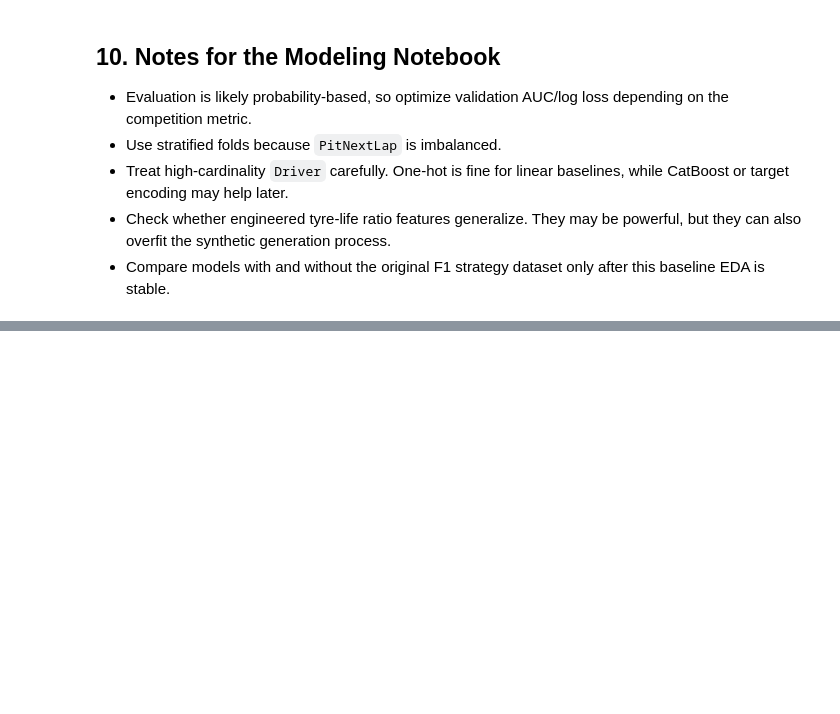
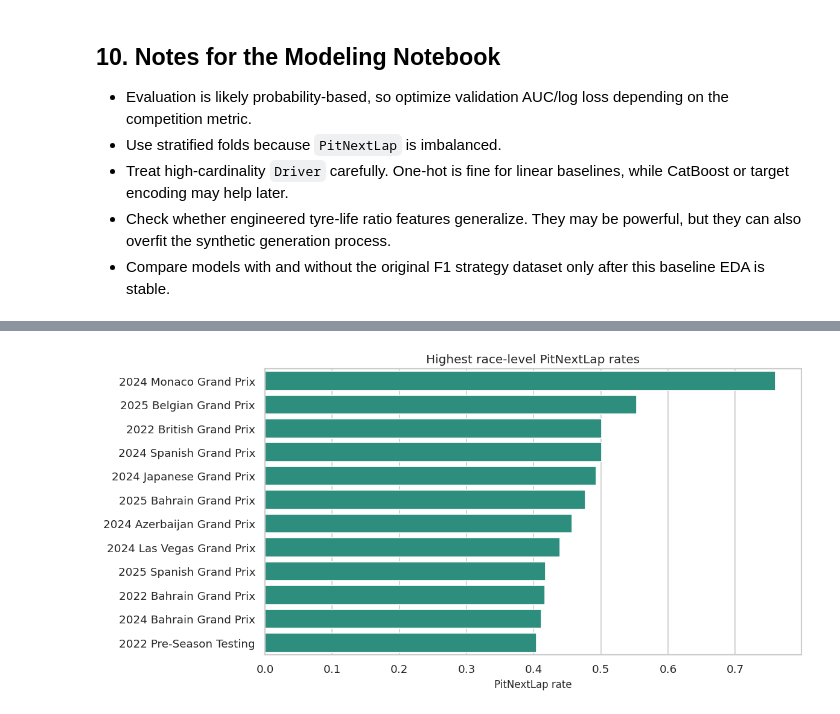
Before and after one commit to tuannm3812/kaggle-s6e5-predict-f1-pit-stops, a Jupyter notebook: notebooks/01_eda_and_circuit_context.ipynb, the cells around one changed output, grey strips where cells are left out. Saved outputs shown, nothing was run; the diff lists cells and outputs as text; code cells hidden in the pictures; blank space fills up the shorter version.

```diff
--- a/notebooks/01_preprocessing_eda.ipynb
+++ b/notebooks/01_eda_and_circuit_context.ipynb
@@ -828,0 +828,18 @@ For the next notebook, this is enough to justify moving into baseline modeling w
+# %%
+import warnings
+from pathlib import Path
+
+import numpy as np
+import pandas as pd
+import matplotlib.pyplot as plt
+import seaborn as sns
+
+warnings.filterwarnings("ignore")
+pd.set_option("display.max_columns", 120)
+pd.set_option("display.max_rows", 120)
+
+sns.set_theme(style="whitegrid", palette="viridis")
+plt.rcParams.update({"figure.dpi": 120, "axes.titlesize": 12, "axes.labelsize": 10, "legend.frameon": False})
+
+TARGET = "PitNextLap"
+RANDOM_STATE = 42
@@ -828,0 +882,15 @@ For the next notebook, this is enough to justify moving into baseline modeling w
+# %%
+race_summary = (
+    train.groupby(["Year", "Race"], observed=True)
+    .agg(
+        rows=(TARGET, "size"),
+        pit_next_lap_rate=(TARGET, "mean"),
+        mean_lap=("LapNumber", "mean"),
+        median_tyre_life=("TyreLife", "median"),
+        mean_race_progress=("RaceProgress", "mean"),
+    )
+    .reset_index()
+    .sort_values("pit_next_lap_rate", ascending=False)
+)
+
+race_summary.head(20)
@@ -828,0 +915,13 @@ For the next notebook, this is enough to justify moving into baseline modeling w
+# %%
+top_races = race_summary.head(12).copy()
+top_races["label"] = top_races["Year"].astype(str) + " " + top_races["Race"].astype(str)
+
+fig, ax = plt.subplots(figsize=(10, 5))
+sns.barplot(data=top_races, y="label", x="pit_next_lap_rate", color=sns.color_palette("viridis", 8)[4], ax=ax)
+ax.set_title("Highest race-level PitNextLap rates")
+ax.set_xlabel("PitNextLap rate")
+ax.set_ylabel("")
+plt.tight_layout()
+plt.show()
+# %% [output]
+[figure, added]
```
Also changed, not shown: parts of 15 cells of this notebook, 9 other files.
